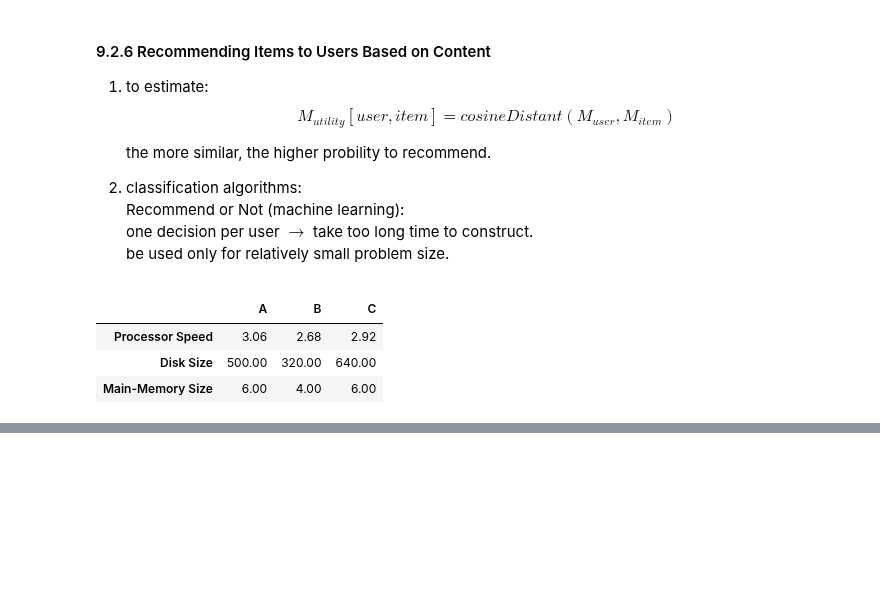
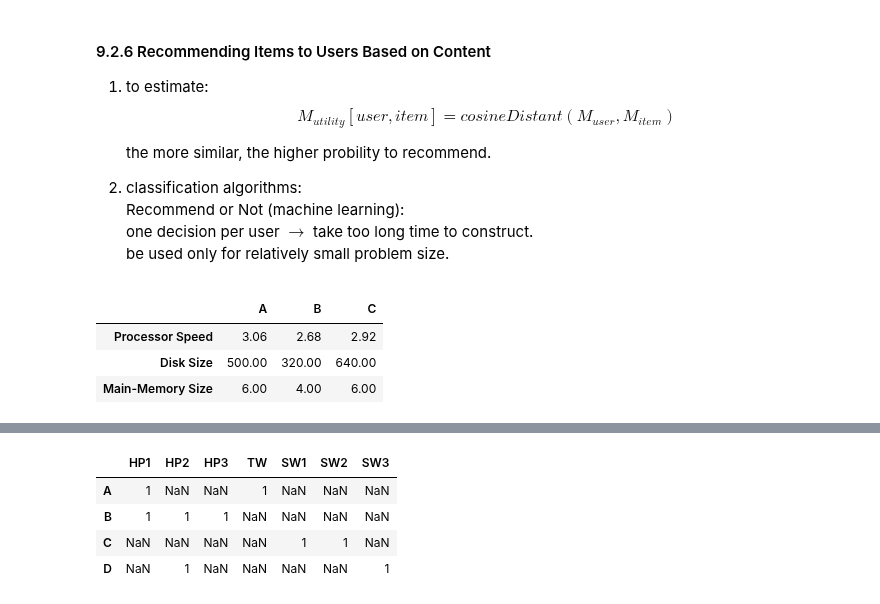
Before and after one commit to facaiy/book_notes, a Jupyter notebook: Mining_of_Massive_Datasets/Recommendation_Systems/note.ipynb, the cells around one changed output, grey strips where cells are left out. Cells and saved outputs as stored; diff of their text form; code cells hidden in the pictures; blank space fills up the shorter version.

```diff
--- a/Mining_of_Massive_Datasets/Recommendation_Systems/note.ipynb
+++ b/Mining_of_Massive_Datasets/Recommendation_Systems/note.ipynb
@@ -39,7 +39,8 @@ M.iloc[1, 0:3] = [5, 5, 4]
 M.iloc[2, 3:-1] = [2, 4, 5]
 M.iloc[3, [1, -1]] = [3, 3]
 
-M
+M_9_1 = M
+M_9_1
 # %% [output]
 |  | HP1 | HP2 | HP3 | TW | SW1 | SW2 | SW3 |
 | A | 4 | NaN | NaN | 5 | 1 | NaN | NaN |
@@ -204,0 +320,13 @@ M_item
+# %%
+# rounding the data
+M_round = M_9_1.copy()
+M_round[M_9_1 <= 2] = np.nan
+M_round[M_9_1 > 2] = 1
+
+M_round
+# %% [output]
+|  | HP1 | HP2 | HP3 | TW | SW1 | SW2 | SW3 |
+| A | 1 | NaN | NaN | 1 | NaN | NaN | NaN |
+| B | 1 | 1 | 1 | NaN | NaN | NaN | NaN |
+| C | NaN | NaN | NaN | NaN | 1 | 1 | NaN |
+| D | NaN | 1 | NaN | NaN | NaN | NaN | 1 |
```
Also changed, not shown: parts of 23 cells of this notebook, 1 other file.
